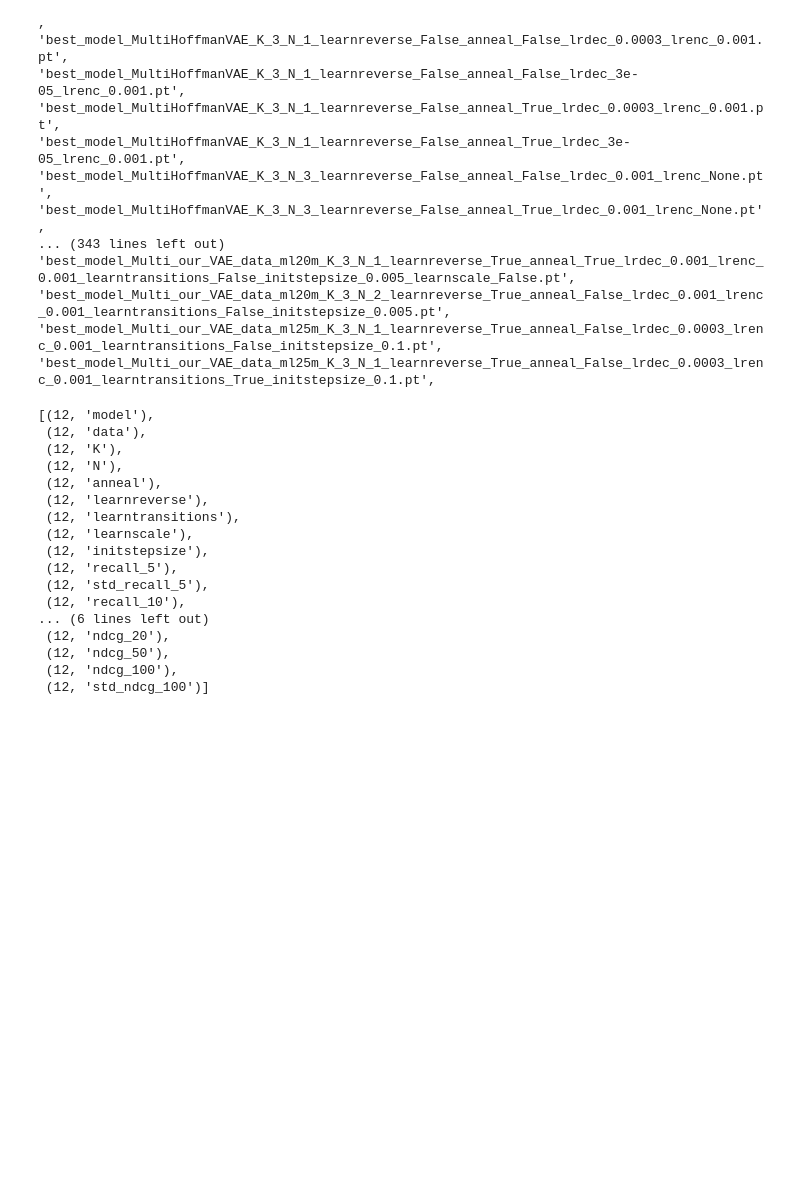
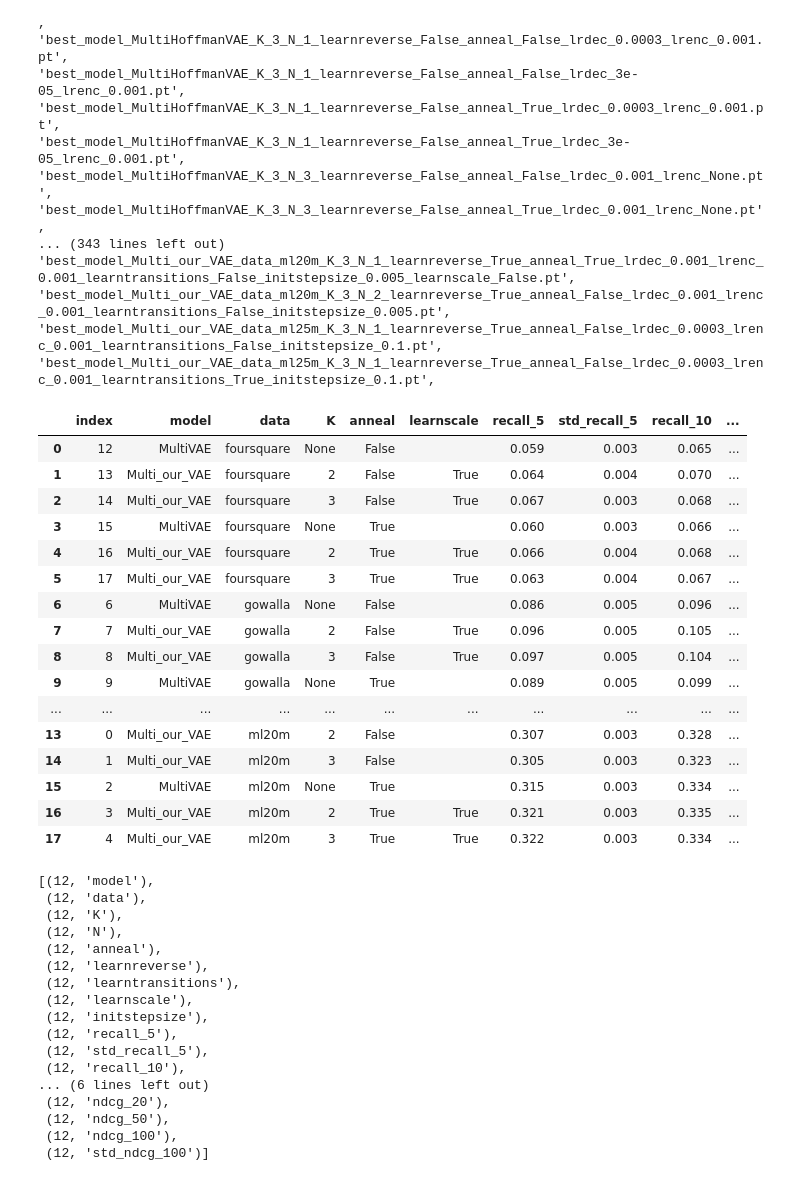
Before and after one commit to nkotelevskii/hmc, a Jupyter notebook: recommender/evaluation.ipynb, the cells around one changed output. Saved outputs shown, nothing was run; the diff lists cells and outputs as text; code cells hidden in the pictures; blank space fills up the shorter version.

```diff
--- a/recommender/evaluation.ipynb
+++ b/recommender/evaluation.ipynb
@@ -35,7 +35,7 @@ class dotdict(dict):
 args = dotdict({})
 args.train_batch_size = 500
 args.val_batch_size = 10
-args.n_val_samples = 100
+args.n_val_samples = 200
 args.device = device
 
 args.learning_rate = 1e-4
@@ -257,12 +257,12 @@ models_list = [
 # %%
 models_list = [
     [
-#         './models/best_model_MultiVAE_data_ml20m_K_None_N_None_learnreverse_False_anneal_True_lrdec_0.001_lrenc_None_learntransitions_True_initstepsize_0.1.pt',
-#         './models/best_model_Multi_our_VAE_data_ml20m_K_2_N_1_learnreverse_False_anneal_True_lrdec_0.003_lrenc_0.001_learntransitions_False_initstepsize_0.005_learnscale_True.pt',
-#         './models/best_model_Multi_our_VAE_data_ml20m_K_3_N_1_learnreverse_False_anneal_True_lrdec_0.003_lrenc_0.001_learntransitions_False_initstepsize_0.005_learnscale_True.pt',
+        './models/best_model_MultiVAE_data_ml20m_K_None_N_None_learnreverse_False_anneal_True_lrdec_0.001_lrenc_None_learntransitions_True_initstepsize_0.1.pt',
+        './models/best_model_Multi_our_VAE_data_ml20m_K_2_N_1_learnreverse_False_anneal_True_lrdec_0.003_lrenc_0.001_learntransitions_False_initstepsize_0.005_learnscale_True.pt',
+        './models/best_model_Multi_our_VAE_data_ml20m_K_3_N_1_learnreverse_False_anneal_True_lrdec_0.003_lrenc_0.001_learntransitions_False_initstepsize_0.005_learnscale_True.pt',
 
 
-#         './models/best_model_MultiVAE_data_ml20m_K_None_N_None_learnreverse_False_anneal_False_lrdec_0.001_lrenc_None_learntransitions_True_initstepsize_0.1.pt',
+        './models/best_model_MultiVAE_data_ml20m_K_None_N_None_learnreverse_False_anneal_False_lrdec_0.001_lrenc_None_learntransitions_True_initstepsize_0.1.pt',
 #         './models/best_model_Multi_our_VAE_data_ml20m_K_2_N_1_learnreverse_False_anneal_False_lrdec_0.001_lrenc_0.001_learntransitions_False_initstepsize_0.01.pt',
 #         './models/best_model_Multi_our_VAE_data_ml20m_K_3_N_1_learnreverse_False_anneal_False_lrdec_0.001_lrenc_0.001_learntransitions_False_initstepsize_0.01.pt',
     ],
@@ -290,7 +290,7 @@ models_list = [
 # %%
 pattern_1 = re.compile(r'best_model_(\w*)_data_([\w\d]*)_K_([\d\w]*)_N_([\d\w]*)_learnreverse_(\w*)_anneal_(\w*)_lrdec_([.\d]*)_lrenc_([.\d\w]*)_learntransitions_([\w]*)_initstepsize_([.\d]*)(_learnscale_(True))?\.pt')
 
-for i, data in enumerate(['ml20m', 'gowalla', 'foursquare']):#['foursquare', 'gowalla']): #['ml100k', 'ml20m', 'ml25m']):
+for i, data in enumerate(['ml20m', 'gowalla', 'foursquare']): #['foursquare', 'gowalla']): #['ml100k', 'ml20m', 'ml25m']):
     args.data = data
     dataset = Dataset(args, data_dir='./data/')
     models = models_list[i]
@@ -357,12 +357,12 @@ for i, data in enumerate(['ml20m', 'gowalla', 'foursquare']):#['foursquare', 'go
         current_ndcg_20 = ndcg_20_dist.mean()
         current_ndcg_50 = ndcg_50_dist.mean()
         current_ndcg_100 = ndcg_100_dist.mean()
-        current_std_ndcg_100 = ndcg_100_dist.std()
+        current_std_ndcg_100 = ndcg_100_dist.std() / np.sqrt(len(ndcg_100_dist))
 
         current_recall_5 = recall_5_dist.mean()
-        current_std_recall_5 = recall_5_dist.std()
+        current_std_recall_5 = recall_5_dist.std() / np.sqrt(len(recall_5_dist))
         current_recall_10 = recall_10_dist.mean()
-        current_std_recall_10 = recall_10_dist.std()
+        current_std_recall_10 = recall_10_dist.std() / np.sqrt(len(recall_10_dist))
         current_recall_20 = recall_20_dist.mean()
         current_recall_50 = recall_50_dist.mean()
         current_recall_100 = recall_100_dist.mean()
@@ -386,3 +386,26 @@ for i, data in enumerate(['ml20m', 'gowalla', 'foursquare']):#['foursquare', 'go
     del dataset
 # %%
 pd.set_option('display.max_colwidth', 100)
+# %%
+df = pd.DataFrame(resulting_dict)
+# df.to_csv('./eval_results_bests.csv', index=False)
+df = df.drop(['learnreverse', 'N', 'initstepsize', 'ndcg_5', 'ndcg_10', 'ndcg_50', 'recall_20', 'recall_50', 'learntransitions'], axis=1).sort_values(['data', 'anneal', 'model']).reset_index()
+df.round(3)
+# %% [output]
+|  | index | model | data | K | anneal | learnscale | recall_5 | std_recall_5 | recall_10 | ... |
+| 0 | 12 | MultiVAE | foursquare | None | False |  | 0.059 | 0.003 | 0.065 | ... |
+| 1 | 13 | Multi_our_VAE | foursquare | 2 | False | True | 0.064 | 0.004 | 0.070 | ... |
+| 2 | 14 | Multi_our_VAE | foursquare | 3 | False | True | 0.067 | 0.003 | 0.068 | ... |
+| 3 | 15 | MultiVAE | foursquare | None | True |  | 0.060 | 0.003 | 0.066 | ... |
+| 4 | 16 | Multi_our_VAE | foursquare | 2 | True | True | 0.066 | 0.004 | 0.068 | ... |
+| 5 | 17 | Multi_our_VAE | foursquare | 3 | True | True | 0.063 | 0.004 | 0.067 | ... |
+| 6 | 6 | MultiVAE | gowalla | None | False |  | 0.086 | 0.005 | 0.096 | ... |
+| 7 | 7 | Multi_our_VAE | gowalla | 2 | False | True | 0.096 | 0.005 | 0.105 | ... |
+| 8 | 8 | Multi_our_VAE | gowalla | 3 | False | True | 0.097 | 0.005 | 0.104 | ... |
+| 9 | 9 | MultiVAE | gowalla | None | True |  | 0.089 | 0.005 | 0.099 | ... |
+| ... | ... | ... | ... | ... | ... | ... | ... | ... | ... | ... |
+| 13 | 0 | Multi_our_VAE | ml20m | 2 | False |  | 0.307 | 0.003 | 0.328 | ... |
+| 14 | 1 | Multi_our_VAE | ml20m | 3 | False |  | 0.305 | 0.003 | 0.323 | ... |
+| 15 | 2 | MultiVAE | ml20m | None | True |  | 0.315 | 0.003 | 0.334 | ... |
+| 16 | 3 | Multi_our_VAE | ml20m | 2 | True | True | 0.321 | 0.003 | 0.335 | ... |
+| 17 | 4 | Multi_our_VAE | ml20m | 3 | True | True | 0.322 | 0.003 | 0.334 | ... |
```
Also changed, not shown: parts of 4 cells of this notebook, 18 other files.
